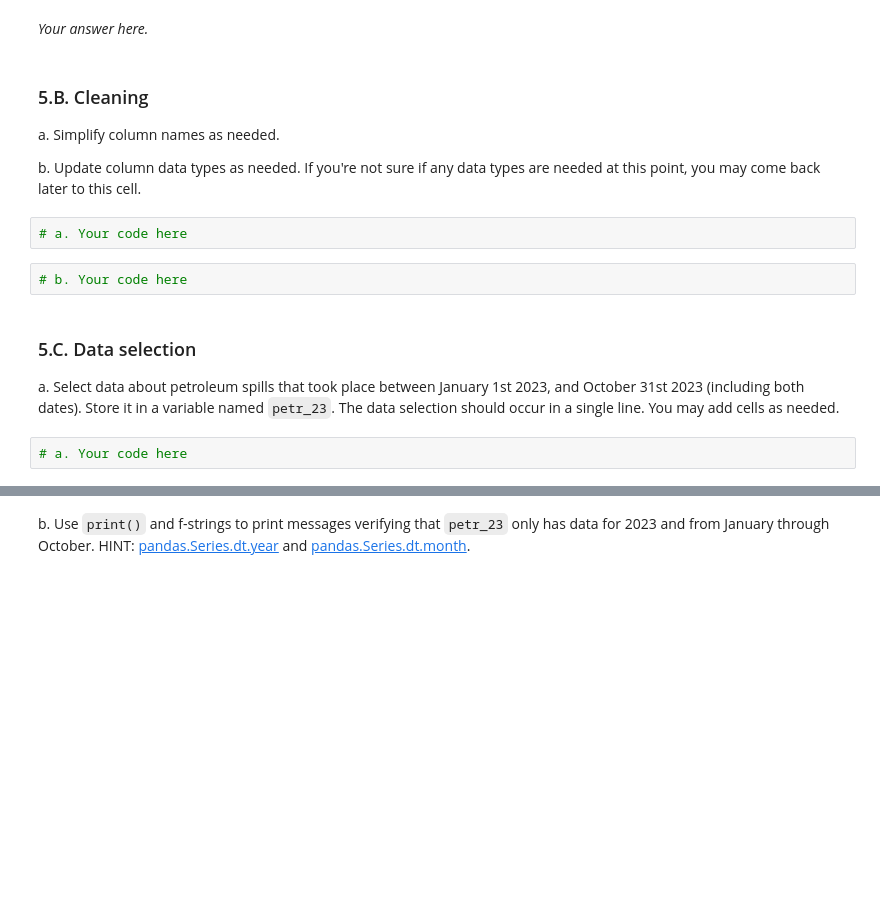
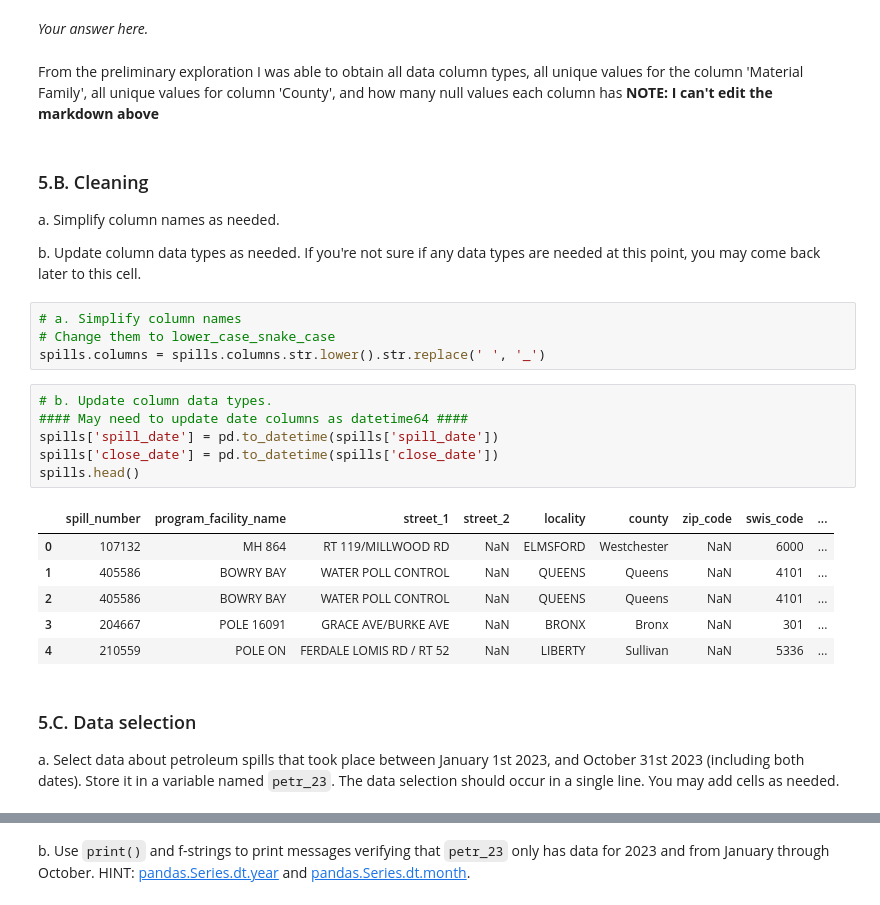
Before and after one commit to tommats00/eds220-hwk3, a Jupyter notebook: hwk3-task2-oil-spills.ipynb, the cells around one changed output, grey strips where cells are left out. Drawn from its saved outputs; the diff is of its cells as text; blank space fills up the shorter version.

```diff
--- a/hwk3-task2-oil-spills.ipynb
+++ b/hwk3-task2-oil-spills.ipynb
@@ -135,18 +188,31 @@ f. Use the next markdown cell to explain what information you obtained from the
 <!-- END QUESTION -->
 
 *Your answer here.*
+# %% [markdown]
+From the preliminary exploration I was able to obtain all data column types, all unique values for the column 'Material Family', all unique values for column 'County', and how many null values each column has **NOTE: I can't edit the markdown above**
 # %% [markdown]
 ### 5.B. Cleaning
 a. Simplify column names as needed.
 
 b. Update column data types as needed. If you're not sure if any data types are needed at this point, you may come back later to this cell.
-# %%
-# a. Your code here
-# %%
-# b. Your code here
+# %%
+# a. Simplify column names
+# Change them to lower_case_snake_case
+spills.columns = spills.columns.str.lower().str.replace(' ', '_')
+# %%
+# b. Update column data types.
+#### May need to update date columns as datetime64 ####
+spills['spill_date'] = pd.to_datetime(spills['spill_date'])
+spills['close_date'] = pd.to_datetime(spills['close_date'])
+spills.head()
+# %% [output]
+|  | spill_number | program_facility_name | street_1 | street_2 | locality | county | zip_code | swis_code | ... |
+| 0 | 107132 | MH 864 | RT 119/MILLWOOD RD | NaN | ELMSFORD | Westchester | NaN | 6000 | ... |
+| 1 | 405586 | BOWRY BAY | WATER POLL CONTROL | NaN | QUEENS | Queens | NaN | 4101 | ... |
+| 2 | 405586 | BOWRY BAY | WATER POLL CONTROL | NaN | QUEENS | Queens | NaN | 4101 | ... |
+| 3 | 204667 | POLE 16091 | GRACE AVE/BURKE AVE | NaN | BRONX | Bronx | NaN | 301 | ... |
+| 4 | 210559 | POLE ON | FERDALE LOMIS RD / RT 52 | NaN | LIBERTY | Sullivan | NaN | 5336 | ... |
 # %% [markdown]
 ### 5.C. Data selection
 
 a. Select data about petroleum spills that took place between January 1st 2023, and October 31st 2023 (including both dates). Store it in a variable named `petr_23`. The data selection should occur in a single line. You may add cells as needed.
-# %%
-# a. Your code here
```
Also changed, not shown: parts of 18 cells of this notebook.
